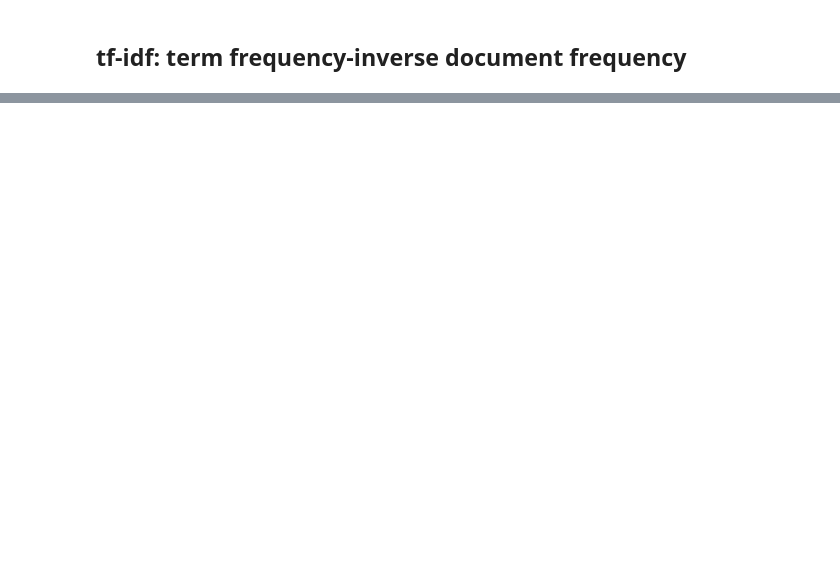
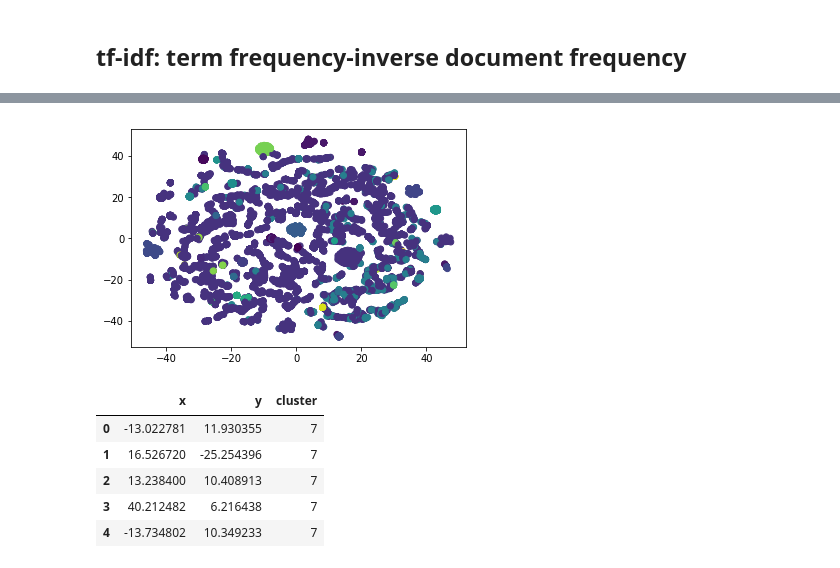
Before and after one commit to alisulas/Russian-Bots-Twitter-Analysis, a Jupyter notebook: BotDetection.ipynb, the cells around one changed output, grey strips where cells are left out. Drawn from its saved outputs; the diff is of its cells as text; code cells hidden in the pictures; blank space fills up the shorter version.

```diff
--- a/BotDetection.ipynb
+++ b/BotDetection.ipynb
@@ -92,0 +243,15 @@ tfidf.tfidf.hist(bins=25, figsize=(15,7))
+# %%
+num_clusters = 50
+kmeans_model = MiniBatchKMeans(
+    n_clusters=num_clusters,
+    init='k-means++',
+    n_init=1,
+    random_state=42,
+    init_size=1000,
+    batch_size=1000,
+    verbose=True,
+    max_iter=1000,
+)
+kmeans = kmeans_model.fit(vecz)
+kmeans_clusters = kmeans.predict(vecz)
+kmeans_distances = kmeans.transform(vecz)
@@ -92,0 +308,26 @@ tfidf.tfidf.hist(bins=25, figsize=(15,7))
+# %%
+svd = TruncatedSVD(n_components=2, random_state=0)
+svd_kmeans = svd.fit_transform(vecz)
+run = False
+if run:
+    tsne_model = TSNE(n_components=2, verbose=1, random_state=0, n_iter=500)
+    tsne_kmeans = tsne_model.fit_transform(svd_kmeans)
+    kmeans_df = pd.DataFrame(tsne_kmeans, columns=['x', 'y'])
+    kmeans_df['cluster'] = kmeans_clusters
+    kmeans_df['cluster'] = kmeans_df['cluster'].map(str)
+    kmeans_df.to_csv('./data/tsne_kmeans.csv', index=False, encoding='utf-8')
+else:
+    kmeans_df = pd.read_csv('./data/tsne_kmeans.csv')
+    kmeans_df['cluster'] = kmeans_df['cluster'].map(str)
+# %%
+plt.scatter(x = kmeans_df.x, y = kmeans_df.y, c = kmeans_df.cluster)
+plt.show()
+kmeans_df.head()
+# %% [output]
+[figure, added]
+|  | x | y | cluster |
+| 0 | -13.022781 | 11.930355 | 7 |
+| 1 | 16.526720 | -25.254396 | 7 |
+| 2 | 13.238400 | 10.408913 | 7 |
+| 3 | 40.212482 | 6.216438 | 7 |
+| 4 | -13.734802 | 10.349233 | 7 |
```
Also changed, not shown: parts of 17 cells of this notebook, 6 other files.
